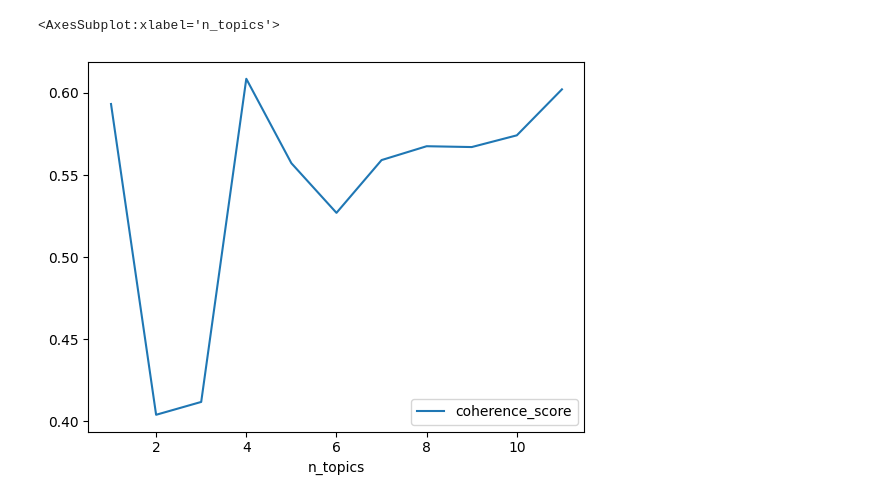
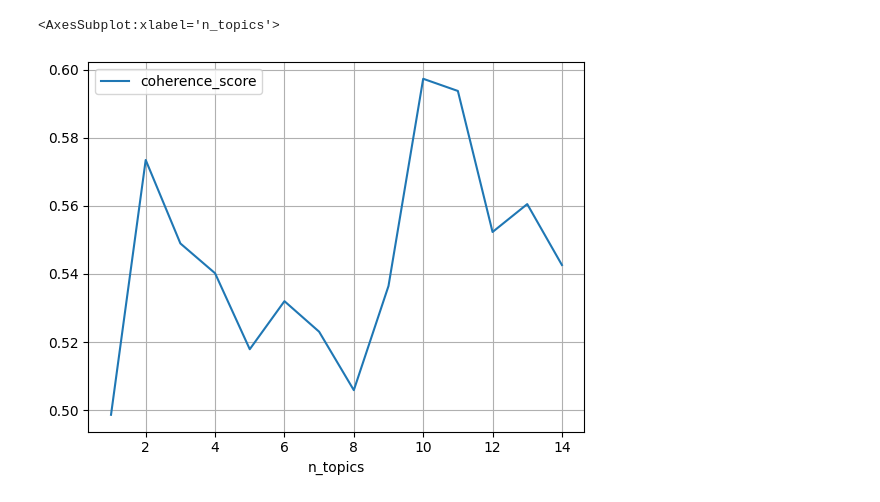
Before and after one commit to tim-roethig-db/masters-thesis, a Jupyter notebook: topic_modeling.ipynb, the cells around one changed output. Cells and saved outputs as stored; diff of their text form; code cells hidden in the pictures.

```diff
--- a/topic_modeling.ipynb
+++ b/topic_modeling.ipynb
@@ -170,0 +147,41 @@ Wall time: 31min 10s
+# %%
+%%time
+def compute_coherence(topic_coherence, t):
+    # train lda
+    lda = LatentDirichletAllocation(
+        n_components=t,
+        doc_topic_prior=None,
+        topic_word_prior=None,
+        learning_method='online',
+    )
+    lda.fit(X)
+
+    # compute coherence score
+    coherence = metric_coherence_gensim(
+        measure='c_v',
+        top_n=25,
+        topic_word_distrib=lda.components_,
+        vocab=vectorizer.get_feature_names_out(),
+        dtm=X,
+        texts=tokens,
+        return_mean=True
+    )
+
+    # append to shared list
+    topic_coherence.append([t, coherence])
+
+# test hyper params
+with Manager() as manager:
+    topic_coherence = manager.list()
+    processes = []
+    max_topics = 15
+    for t in range(1, max_topics):
+        p = Process(target=compute_coherence, args=(topic_coherence, t))
+        p.start()
+        processes.append(p)
+    for p in processes:
+        p.join()
+
+    topic_coherence = list(topic_coherence)
+
+topic_coherence = pd.DataFrame(data=topic_coherence, columns=['n_topics', 'coherence_score'])
@@ -171,6 +191,6 @@ Wall time: 31min 10s
 # %%
-topic_coherence.plot(x='n_topics', y='coherence_score')
+topic_coherence.sort_values('n_topics').plot(x='n_topics', y='coherence_score', grid=True)
 # %% [output]
 <AxesSubplot:xlabel='n_topics'>
-[figure, old version]
+[figure, new version]
 # %%
```
Also changed, not shown: parts of 11 cells of this notebook, 1 other file.
